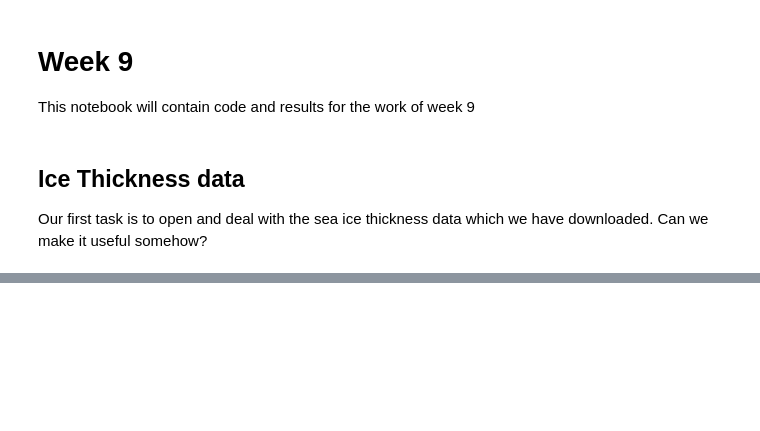
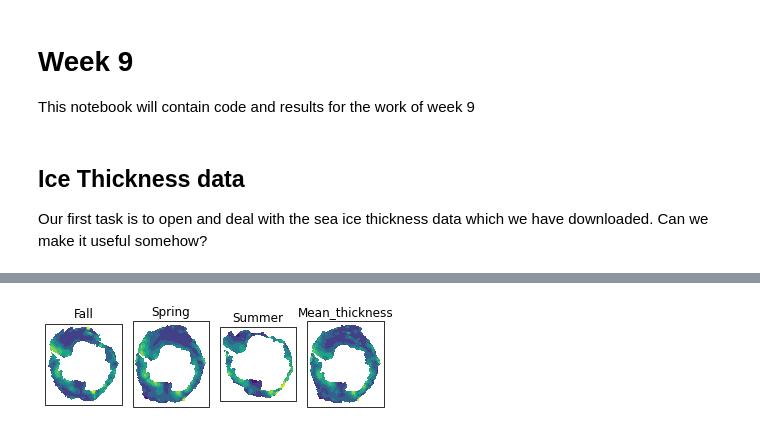
Before and after one commit to hjelleyman/Antarctica-M.2, a Jupyter notebook: week9.ipynb, the cells around one changed output, grey strips where cells are left out. Saved outputs shown, nothing was run; the diff lists cells and outputs as text; code cells hidden in the pictures; blank space fills up the shorter version.

```diff
--- a/week9.ipynb
+++ b/week9.ipynb
@@ -51,10 +36,0 @@ import cartopy.crs as ccrs
-# %%
-fig, axes = plt.subplots(3,1,figsize=(15,5), )
-# subplot_kw=dict(projection=ccrs.SouthPolarStereo()))
-for i, key in enumerate(dfs.keys()):
-    ax = axes[i]
-    df = dfs[key]
-    df = df.loc[df['Sea Ice Thickness [m]'] !=-999].copy()
-    ax.contourf(df.lon, df.lat, df['Sea Ice Thickness [m]'], transform = ccrs.PlateCarree())
-    # ax.plot(df['Sea Ice Thickness [m]'])
-plt.show()
@@ -62,0 +37,17 @@ TypeError: Input z must be 2D, not 1D
+# %%
+# Saving to an xarray dataset
+Y, X = [10*np.arange(435000,-395000,-2500),
+			10*np.arange(-395000,395000,2500)]
+
+newdata = xr.Dataset()
+newdata['x'] = X
+newdata['y'] = Y
+for key in dfs:
+    newdata[key] = (('x','y'), dfs.get(key)['Sea Ice Thickness [m]'].values.reshape(316,332))
+    newdata[key] = newdata[key].where(newdata[key] != -999)
+    newdata[key] = newdata[key].where(newdata[key] != 0.0)
+newdata['mean_thickness'] = (('x','y'), np.nanmean([newdata.spring, newdata.fall, newdata.summer], axis = (0)))
+newdata.to_netcdf('processed_data/seaice_thickness.nc')
+# %%
+newdata = xr.open_dataset('processed_data/seaice_thickness.nc')
+newdata
@@ -62,0 +65,14 @@ TypeError: Input z must be 2D, not 1D
+# %%
+# Plotting to validate
+fig, axes = plt.subplots(1,4,figsize=(5,20),subplot_kw=dict(projection=ccrs.SouthPolarStereo()))
+for i, key in enumerate(newdata):
+    ax = axes[i]
+    ax.contourf(newdata.x,newdata.y,newdata[key].transpose(), transform = ccrs.SouthPolarStereo())
+    ax.set_title(key.capitalize())
+
+# axes[3].contourf(newdata.x,newdata.y,newdata['mean_thickness'].transpose(), transform = ccrs.SouthPolarStereo())
+# axes[3].set_title('Mean')
+fig.tight_layout()
+plt.show()
+# %% [output]
+[figure, added]
```
Also changed, not shown: parts of 12 cells of this notebook, 1 other file.
